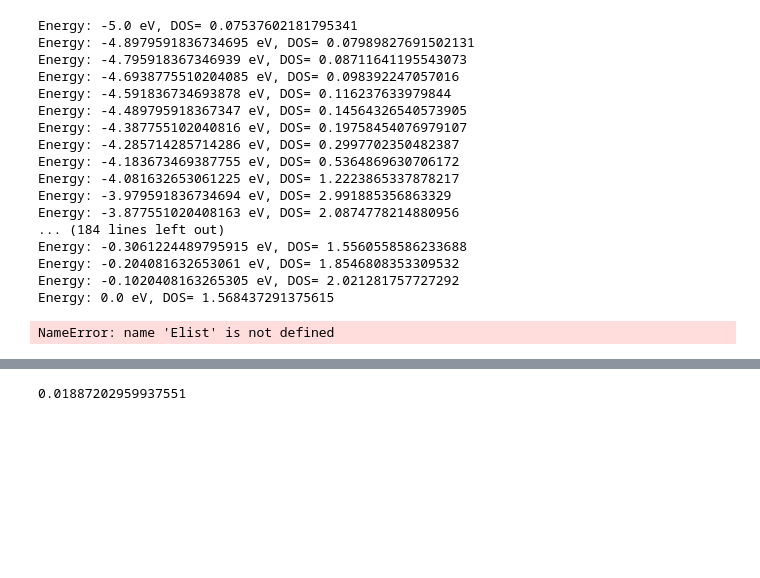
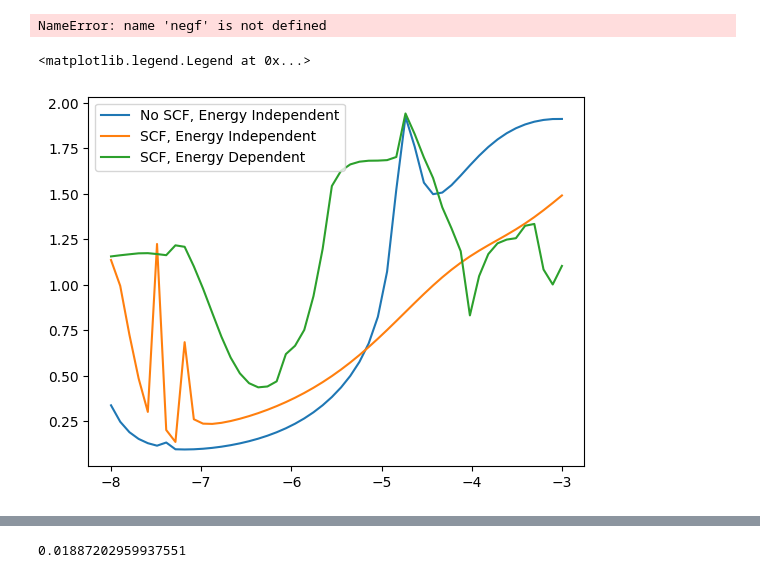
Before and after one commit to wliverno/GauNEGF, a Jupyter notebook: NEGF Tester.ipynb, the cells around one changed output, grey strips where cells are left out. Cells and saved outputs as stored; diff of their text form; code cells hidden in the pictures; blank space fills up the shorter version.

```diff
--- a/NEGF Tester.ipynb
+++ b/NEGF Tester.ipynb
@@ -75,9 +182,3 @@ Iteration 6:
 Calculating Density for left contact:
 Starting Integration...
 KeyboardInterrupt:
-# %%
-Elist = np.linspace(-5, 0, 50)
-TnoSCF = transport.cohTrans(Elist, H, Hdict['sig1'][0], Hdict['sig2'][0])
-TSCF = transport.cohTrans(Elist, Hdict['H0'], Hdict['sig1'][0], Hdict['sig2'][0])
-TESCF = transport.cohTransE(Elist, HdictE['H0'], g)
-TESCF2 = transport.cohTransE(Elist, HdictE2['H0'], g)
@@ -108,29 +185,10 @@ plt.legend((r'No SCF, Energy Independent', 'SCF, Energy Independent', 'SCF, Ener
-# %%
-Elist = np.linspace(-5, 0, 50)
-DOS1,_ = transport.DOS(Elist, H, Hdict['sig1'][0], Hdict['sig2'][0])
-DOS2,_ = transport.DOS(Elist, Hdict['H0'], Hdict['sig1'][0], Hdict['sig2'][0])
-DOS3,_ = transport.DOSE(Elist, HdictE['H0'], g)
-DOS4,_ = transport.DOSE(Elist, HdictE2['H0'], g)
-# %% [output]
-Energy: -5.0 eV, DOS= 0.07537602181795341
-Energy: -4.8979591836734695 eV, DOS= 0.07989827691502131
-Energy: -4.795918367346939 eV, DOS= 0.08711641195543073
-Energy: -4.6938775510204085 eV, DOS= 0.098392247057016
-Energy: -4.591836734693878 eV, DOS= 0.116237633979844
-Energy: -4.489795918367347 eV, DOS= 0.14564326540573905
-Energy: -4.387755102040816 eV, DOS= 0.19758454076979107
-Energy: -4.285714285714286 eV, DOS= 0.2997702350482387
-Energy: -4.183673469387755 eV, DOS= 0.5364869630706172
-Energy: -4.081632653061225 eV, DOS= 1.2223865337878217
-Energy: -3.979591836734694 eV, DOS= 2.991885356863329
-Energy: -3.877551020408163 eV, DOS= 2.0874778214880956
-... (184 lines left out)
-Energy: -0.3061224489795915 eV, DOS= 1.5560558586233688
-Energy: -0.204081632653061 eV, DOS= 1.8546808353309532
-Energy: -0.1020408163265305 eV, DOS= 2.021281757727292
-Energy: 0.0 eV, DOS= 1.568437291375615
-# %%
-plt.semilogy(Elist, DOS1, Elist, DOS2, Elist, DOS3, Elist, DOS4)
-plt.legend((r'No SCF, Energy Independent', 'SCF, Energy Independent', 'SCF, Energy Dependent', 'SCF, Energy Dependent'))
-# %% [output]
-NameError: name 'Elist' is not defined
+# %%
+negf.bar
+# %% [output]
+NameError: name 'negf' is not defined
+# %%
+plt.plot(Elist, TnoSCF, Elist, TSCF, Elist, TESCF)
+plt.legend((r'No SCF, Energy Independent', 'SCF, Energy Independent', 'SCF, Energy Dependent'))
+# %% [output]
+<matplotlib.legend.Legend at 0x...>
+[figure, added]
```
Also changed, not shown: parts of 14 cells of this notebook, 3 other files.
